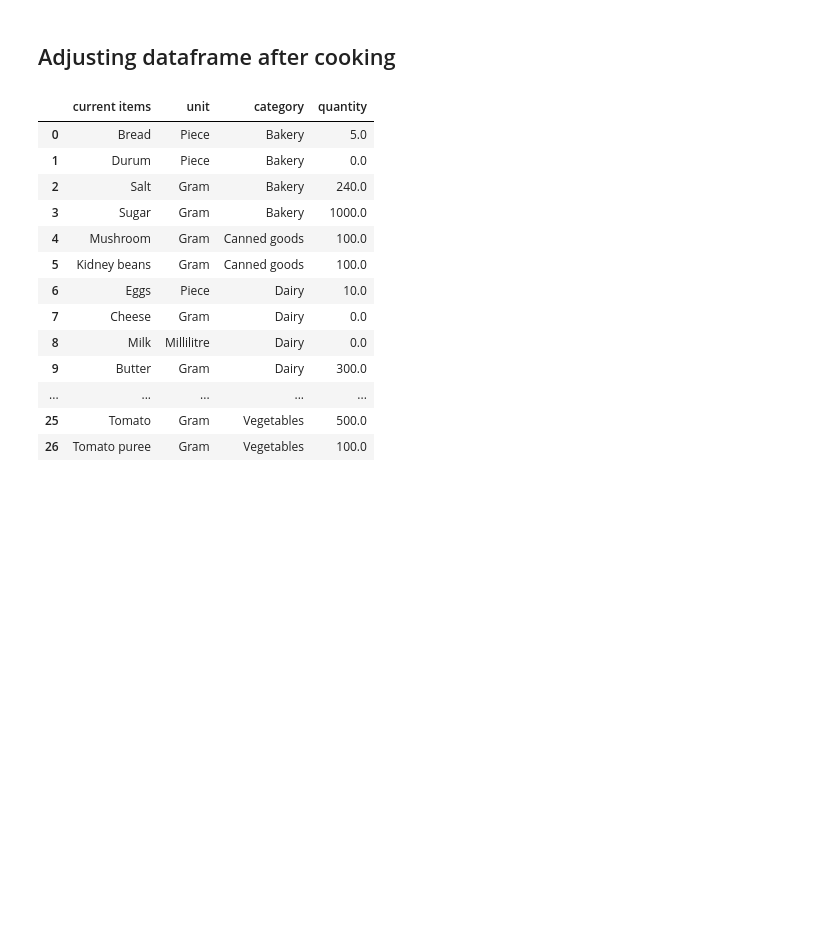
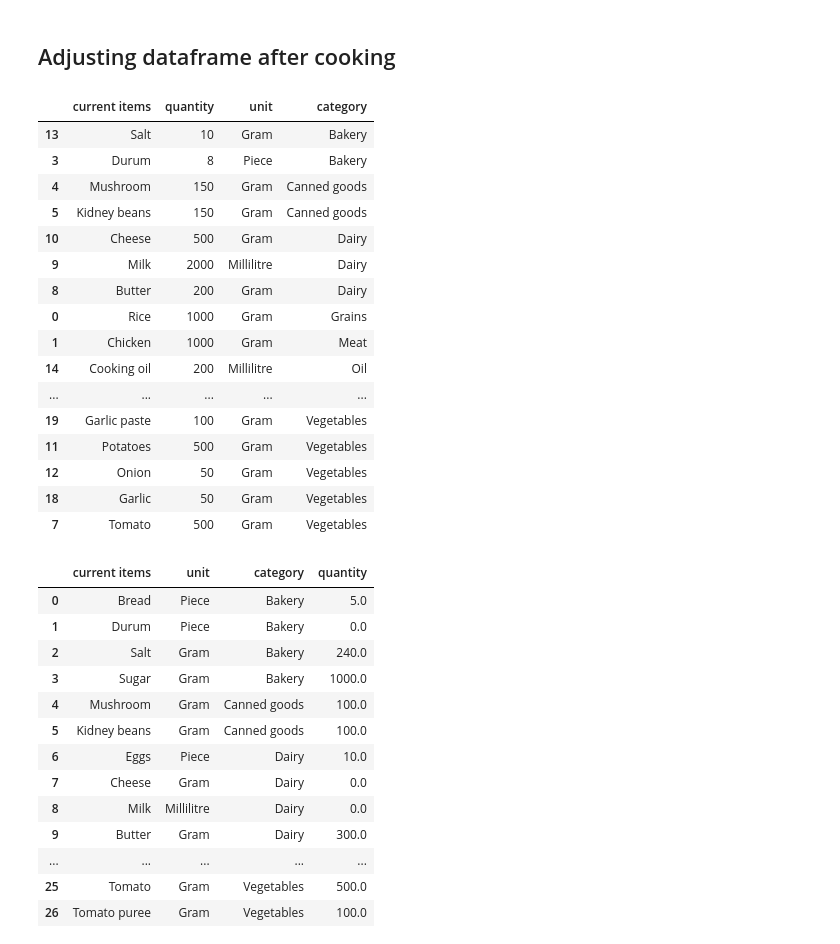
Before and after one commit to jistiak/aika, a Jupyter notebook: Shariar/Whats_in_my_kitchen.ipynb, the cells around one changed output. Drawn from its saved outputs; the diff is of its cells as text; code cells hidden in the pictures; blank space fills up the shorter version.

```diff
--- a/Shariar/Whats_in_my_kitchen.ipynb
+++ b/Shariar/Whats_in_my_kitchen.ipynb
@@ -154,17 +154,37 @@ execute_all_functions(categories, grocery_list)
 # %%
 df1 = catagorized_list_lowered_unit_converted_sorted_to_sentence
 
 df2 = pd.read_csv('D:\Codes\lynx_ai\shariar\Grocery_List__Child.csv')
 
 def all_exe(categories, dataFrame):
    a = categorize(categories, dataFrame)
    b = lower_case(a)
    c = unit_conversion(b)
    d = sort_catagory(c)
    e = to_sentence_case(d)
    return e
 
 df3 = execute_all_functions(categories, df2)
+
+df3
+# %% [output]
+|  | current items | quantity | unit | category |
+| 13 | Salt | 10 | Gram | Bakery |
+| 3 | Durum | 8 | Piece | Bakery |
+| 4 | Mushroom | 150 | Gram | Canned goods |
+| 5 | Kidney beans | 150 | Gram | Canned goods |
+| 10 | Cheese | 500 | Gram | Dairy |
+| 9 | Milk | 2000 | Millilitre | Dairy |
+| 8 | Butter | 200 | Gram | Dairy |
+| 0 | Rice | 1000 | Gram | Grains |
+| 1 | Chicken | 1000 | Gram | Meat |
+| 14 | Cooking oil | 200 | Millilitre | Oil |
+| ... | ... | ... | ... | ... |
+| 19 | Garlic paste | 100 | Gram | Vegetables |
+| 11 | Potatoes | 500 | Gram | Vegetables |
+| 12 | Onion | 50 | Gram | Vegetables |
+| 18 | Garlic | 50 | Gram | Vegetables |
+| 7 | Tomato | 500 | Gram | Vegetables |
 # %%
 merge_df = pd.merge(df1, df3, on='current items', how ='outer', suffixes=('_1', '_2'))
 
```
